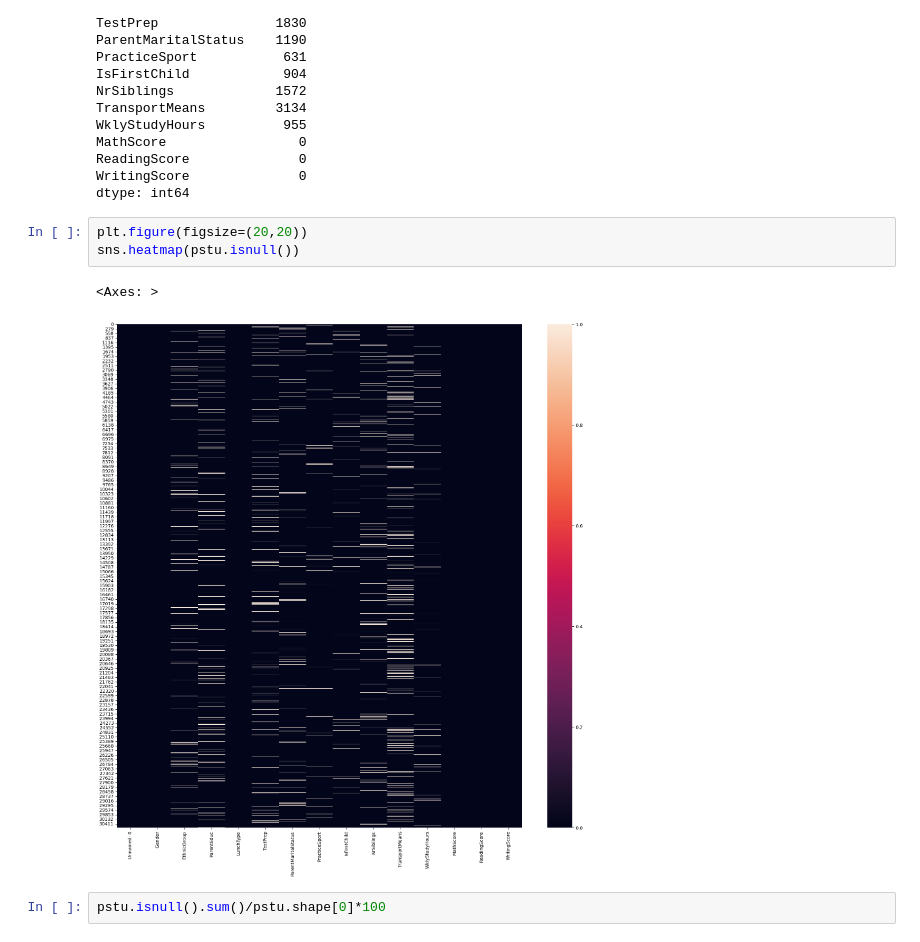
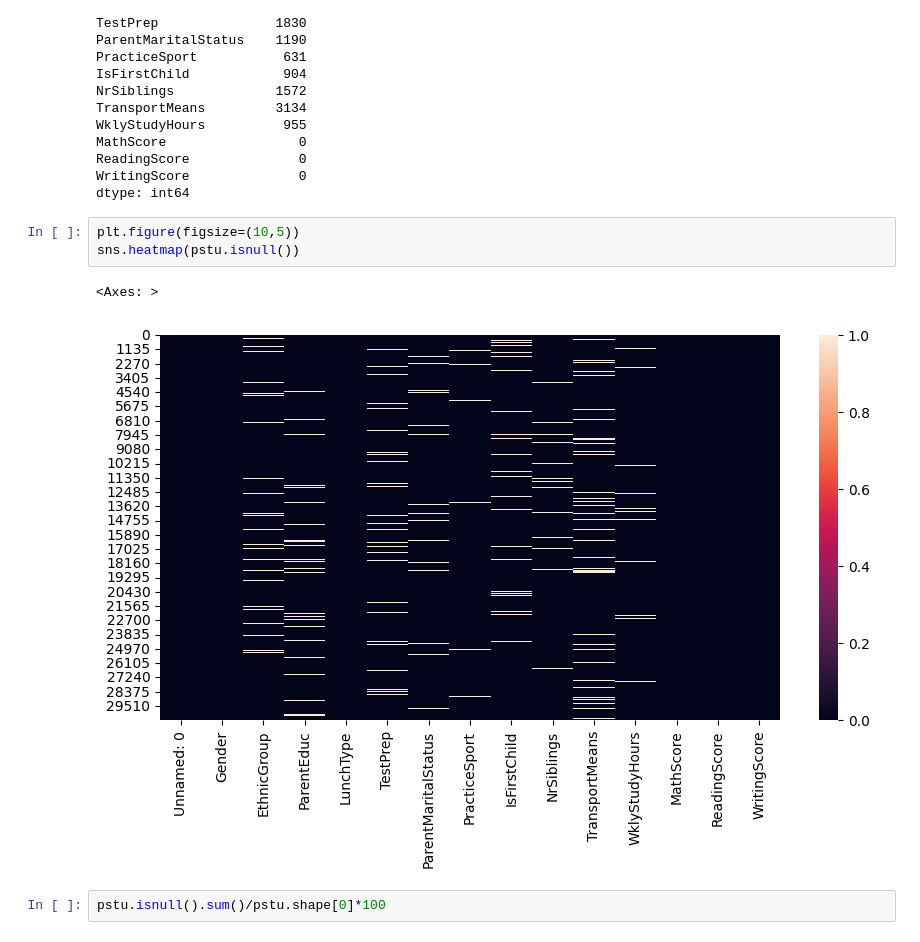
Before and after one commit to rajib-ahmed98/Python-Data-Analysis, a Jupyter notebook: Student Project 1.ipynb, the cells around one changed output. Drawn from its saved outputs; the diff is of its cells as text.

```diff
--- a/Student Project 1.ipynb
+++ b/Student Project 1.ipynb
@@ -90,11 +82,11 @@ ReadingScore              0
 WritingScore              0
 dtype: int64
 # %%
-plt.figure(figsize=(20,20))
+plt.figure(figsize=(10,5))
 sns.heatmap(pstu.isnull())
 # %% [output]
 <Axes: >
-[figure, old version]
+[figure, new version]
 # %%
 pstu.isnull().sum()/pstu.shape[0]*100
 # %% [output]
```
Also changed, not shown: parts of 11 cells of this notebook.
